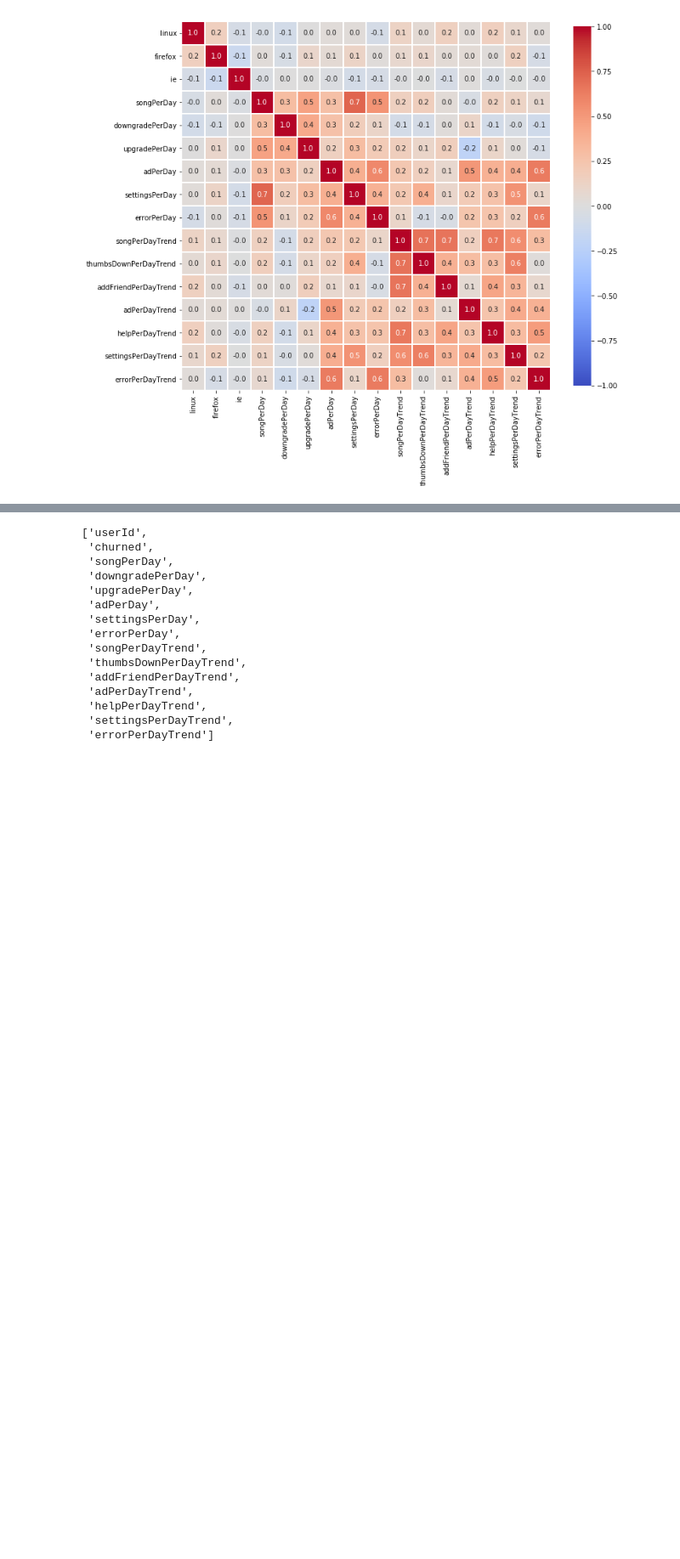
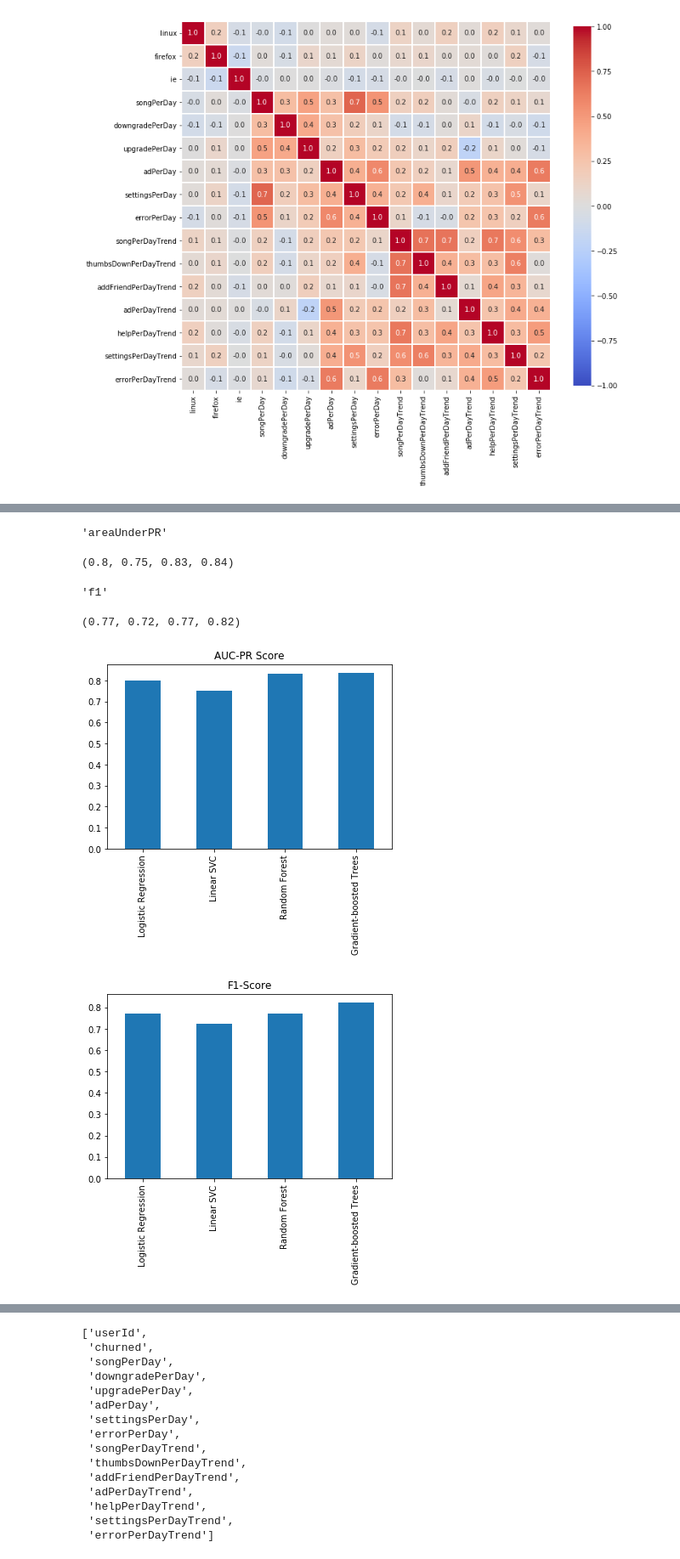
Before and after one commit to michelnagme/udacity-sparkify-churn-prediction-project, a Jupyter notebook: Sparkify.ipynb, the cells around one changed output, grey strips where cells are left out. Shown at 85% size. Drawn from its saved outputs; the diff is of its cells as text; code cells hidden in the pictures; blank space fills up the shorter version.

```diff
--- a/Sparkify.ipynb
+++ b/Sparkify.ipynb
@@ -1035,0 +970,46 @@ columns_to_drop
+# %%
+# perform predictions on test subset
+results_lr = model_lr.transform(test)
+results_svc = model_svc.transform(test)
+results_rf = model_rf.transform(test)
+results_gbt = model_gbt.transform(test)
+# %%
+# defining our AUC-PR evaluator
+auc_evaluator = BinaryClassificationEvaluator(metricName='areaUnderPR').setLabelCol('churned')
+auc_evaluator.getMetricName()
+# %% [output]
+'areaUnderPR'
+# %%
+# AUC-PR evaluation
+auc_lr = auc_evaluator.evaluate(results_lr)
+auc_svc = auc_evaluator.evaluate(results_svc)
+auc_rf = auc_evaluator.evaluate(results_rf)
+auc_gbt = auc_evaluator.evaluate(results_gbt)
+
+round(auc_lr, 2), round(auc_svc, 2), round(auc_rf, 2), round(auc_gbt, 2)
+# %% [output]
+(0.8, 0.75, 0.83, 0.84)
+# %%
+# defining our F1-score evaluator
+f1_evaluator = MulticlassClassificationEvaluator().setLabelCol('churned')
+f1_evaluator.getMetricName()
+# %% [output]
+'f1'
+# %%
+# F1-score evaluation
+f1_lr = f1_evaluator.evaluate(results_lr)
+f1_svc = f1_evaluator.evaluate(results_svc)
+f1_rf = f1_evaluator.evaluate(results_rf)
+f1_gbt = f1_evaluator.evaluate(results_gbt)
+
+round(f1_lr, 2), round(f1_svc, 2), round(f1_rf, 2), round(f1_gbt, 2)
+# %% [output]
+(0.77, 0.72, 0.77, 0.82)
+# %%
+# plotting our evaluation results
+classifier_names = ['Logistic Regression', 'Linear SVC', 'Random Forest', 'Gradient-boosted Trees']
+pd.DataFrame([auc_lr, auc_svc, auc_rf, auc_gbt], index=classifier_names).plot(kind='bar', legend=False, title='AUC-PR Score');
+pd.DataFrame([f1_lr, f1_svc, f1_rf, f1_gbt], index=classifier_names).plot(kind='bar', legend=False, title='F1-Score');
+# %% [output]
+[figure, added]
+[figure, added]
```
Also changed, not shown: parts of 72 cells of this notebook.
